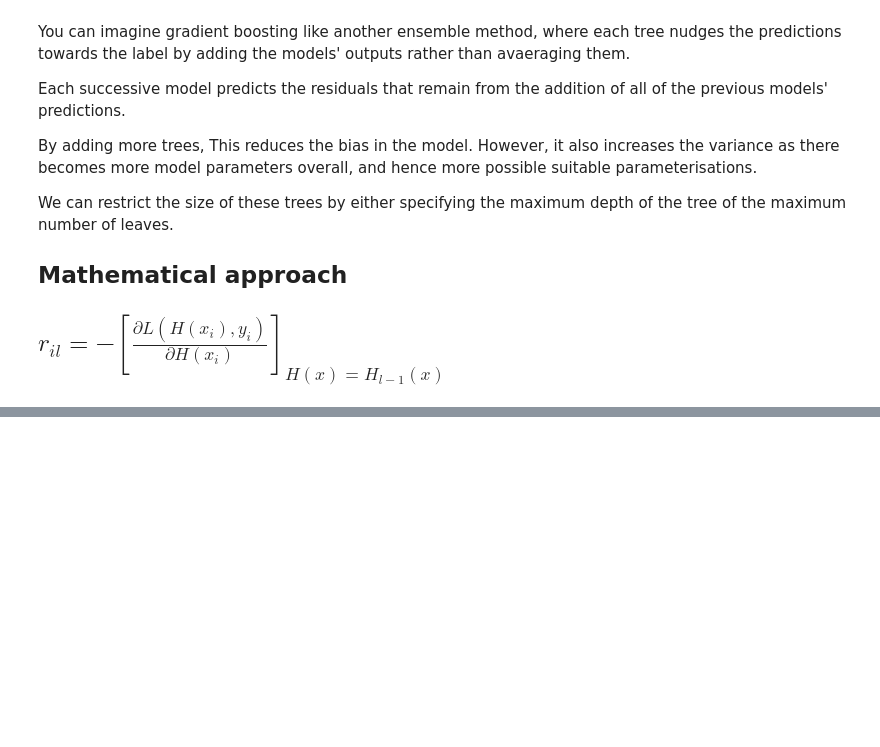
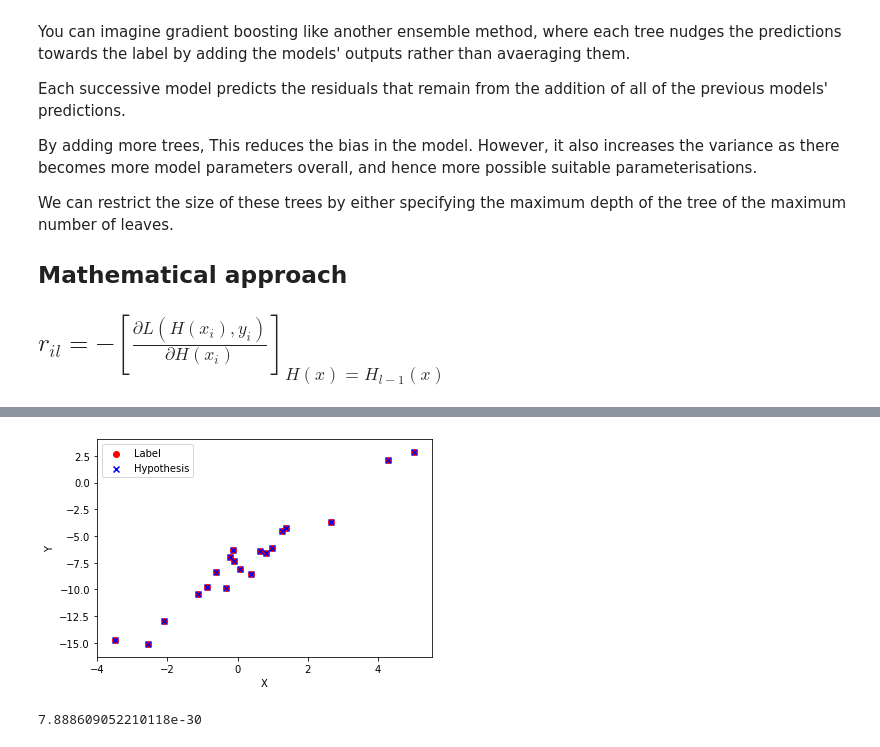
Before and after one commit to TataAndBigData/Practical-ML-DS, a Jupyter notebook: Chapter 1. Machine Learning Foundations/17. Gradient Boosting and XGBoost.ipynb, the cells around one changed output, grey strips where cells are left out. Cells and saved outputs as stored; diff of their text form; code cells hidden in the pictures; blank space fills up the shorter version.

```diff
--- a/Chapter 1. Machine Learning Foundations/17. Gradient Boosting and XGBoost.ipynb
+++ b/Chapter 1. Machine Learning Foundations/17. Gradient Boosting and XGBoost.ipynb
@@ -95,0 +104,47 @@ We can restrict the size of these trees by either specifying the maximum depth o
+# %%
+from sklearn.tree import DecisionTreeRegressor
+import numpy as np
+
+class GradientBoostedDecisionTree:
+    def __init__(self, n_trees=100, learning_rate=1):
+        self.n_trees = n_trees
+        self.learning_rate = learning_rate
+
+    def calc_loss(self, predictions, labels):
+        return 0.5 * np.sum((predictions - labels)**2)
+
+    def calc_loss_gradient(self, predictions, labels):
+        # print('labels:', labels.shape)
+        # print('predictions:', predictions.shape)
+        # print((labels - predictions).shape)
+        return labels - predictions # in the case of MSE loss the gradient is equal to the residual
+
+    def fit(self, X, Y):
+        labels = Y
+        self.trees = []
+        losses = []
+        for tree_idx in range(self.n_trees):
+            # print(f'training tree {tree_idx}')
+            tree = DecisionTreeRegressor(max_depth=3)
+            tree.fit(X, labels)
+            predictions = tree.predict(X)
+            predictions = predictions.reshape(-1, 1)
+            labels = self.calc_loss_gradient(predictions, labels) # calculate residual
+            self.trees.append(tree)
+            # print()
+
+    def predict(self, X):
+        predictions = np.zeros((len(X), 1))
+        for tree in self.trees:
+            predictions += self.learning_rate * tree.predict(X).reshape(-1, 1)
+
+        return predictions
+
+gradientBoostedDecisionTree = GradientBoostedDecisionTree()
+gradientBoostedDecisionTree.fit(X, Y)
+predictions = gradientBoostedDecisionTree.predict(X)
+visualise_regression_predictions(X, predictions, Y)
+gradientBoostedDecisionTree.calc_loss(predictions, Y)
+# %% [output]
+[figure, added]
+7.888609052210118e-30
```
Also changed, not shown: parts of 1 cell of this notebook, 1 other file.
